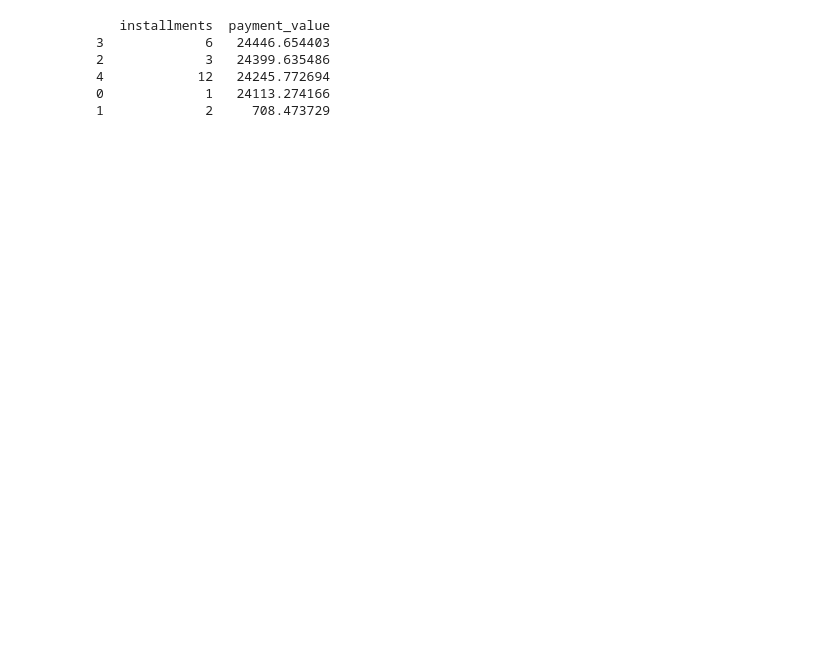
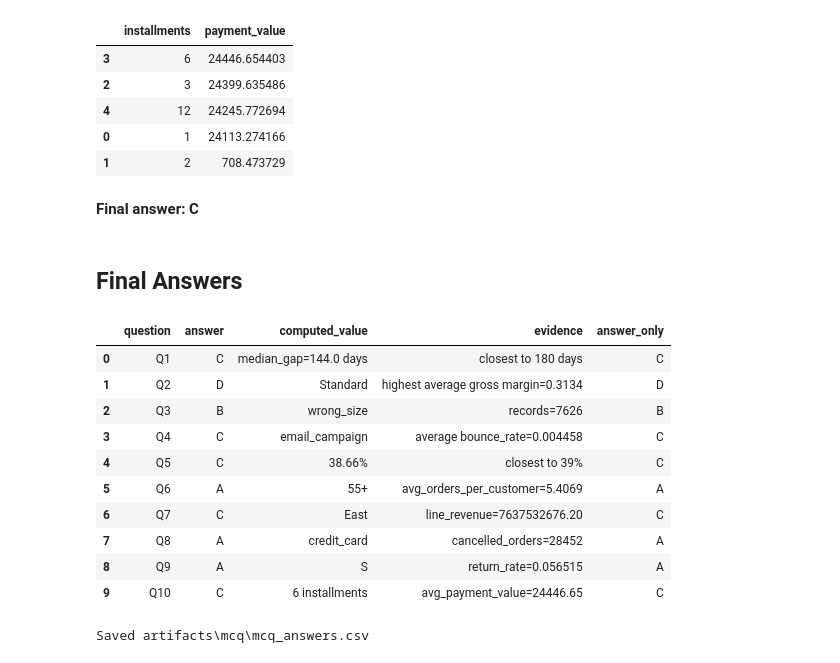
Before and after one commit to minhnm162/Neu_BRT_Datathon, a Jupyter notebook: mcq_solution.ipynb, the cells around one changed output. Drawn from its saved outputs; the diff is of its cells as text; code cells hidden in the pictures; blank space fills up the shorter version.

Commit message:
update mcq answer

```diff
--- a/mcq_solution.ipynb
+++ b/mcq_solution.ipynb
@@ -335,24 +331,44 @@ q9_options = {"A": "S", "B": "M", "C": "L", "D": "XL"}
 # %%
-# Q10
-# installments nào có avg payment_value cao nhất?
-# =========================
-
-payments = dfs["payments"].copy()
-
 installment_stats = (
-    payments.groupby("installments", as_index=False)["payment_value"]
+    dfs["payments"].groupby("installments", as_index=False)["payment_value"]
     .mean()
     .sort_values("payment_value", ascending=False)
 )
+display(installment_stats)
 
-print(installment_stats)
-
-best_installments = int(installment_stats.iloc[0]["installments"])
 q10_options = {"A": 1, "B": 3, "C": 6, "D": 12}
+option_stats = installment_stats[installment_stats["installments"].isin(q10_options.values())].copy()
+best_installments = int(option_stats.iloc[0]["installments"])
+q10_answer = answer_from_value(best_installments, q10_options)
+record_answer("Q10", q10_answer, f"{best_installments} installments", f"avg_payment_value={option_stats.iloc[0]['payment_value']:.2f}")
 # %% [output]
-   installments  payment_value
-3             6   24446.654403
-2             3   24399.635486
-4            12   24245.772694
-0             1   24113.274166
-1             2     708.473729
+|  | installments | payment_value |
+| 3 | 6 | 24446.654403 |
+| 2 | 3 | 24399.635486 |
+| 4 | 12 | 24245.772694 |
+| 0 | 1 | 24113.274166 |
+| 1 | 2 | 708.473729 |
+**Final answer: C**
+# %% [markdown]
+## Final Answers
+# %%
+answers_df = pd.DataFrame(answers)
+answers_df["answer_only"] = answers_df["answer"].str.extract(r"([A-D])", expand=False)
+display(answers_df)
+
+out_path = ARTIFACT_DIR / "mcq_answers.csv"
+answers_df.to_csv(out_path, index=False, encoding="utf-8-sig")
+print("Saved", out_path.relative_to(project_root))
+# %% [output]
+|  | question | answer | computed_value | evidence | answer_only |
+| 0 | Q1 | C | median_gap=144.0 days | closest to 180 days | C |
+| 1 | Q2 | D | Standard | highest average gross margin=0.3134 | D |
+| 2 | Q3 | B | wrong_size | records=7626 | B |
+| 3 | Q4 | C | email_campaign | average bounce_rate=0.004458 | C |
+| 4 | Q5 | C | 38.66% | closest to 39% | C |
+| 5 | Q6 | A | 55+ | avg_orders_per_customer=5.4069 | A |
+| 6 | Q7 | C | East | line_revenue=7637532676.20 | C |
+| 7 | Q8 | A | credit_card | cancelled_orders=28452 | A |
+| 8 | Q9 | A | S | return_rate=0.056515 | A |
+| 9 | Q10 | C | 6 installments | avg_payment_value=24446.65 | C |
+Saved artifacts\mcq\mcq_answers.csv
```
Also changed, not shown: parts of 24 cells of this notebook.
